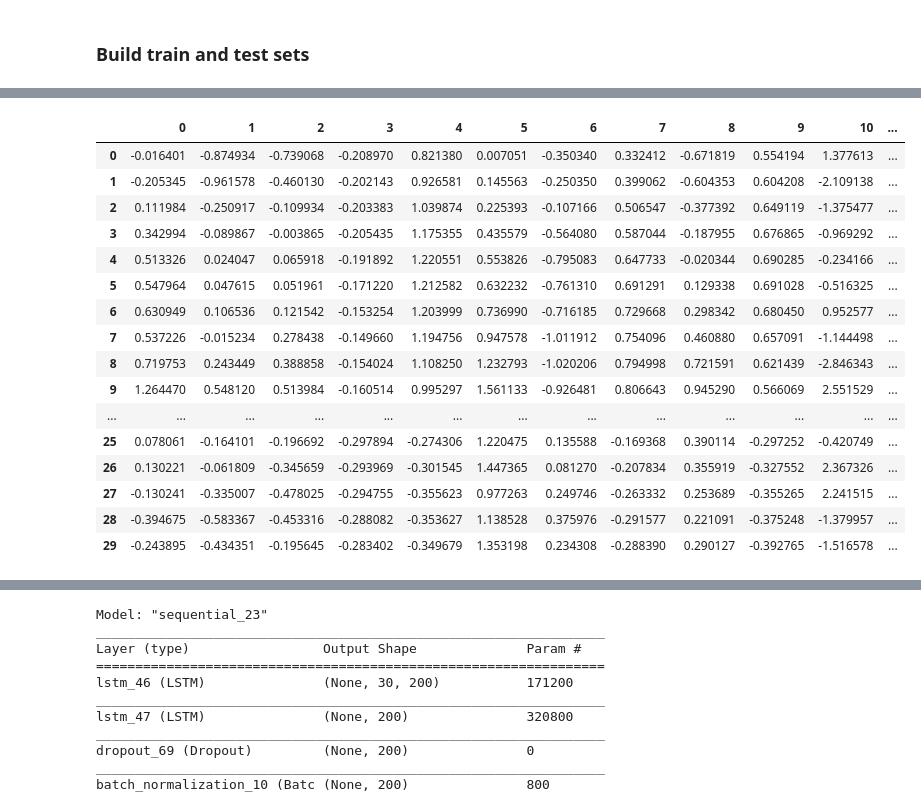
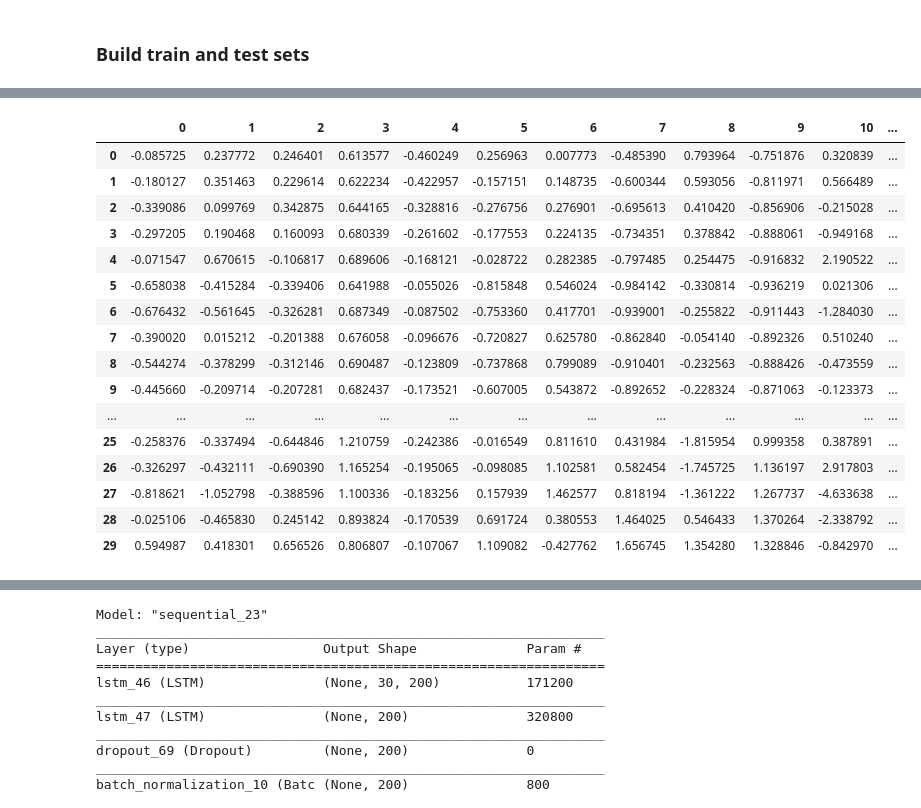
Before and after one commit to marcin-sobocinski/mlchartist, a Jupyter notebook: notebooks/Marcin/random_many_comp.ipynb, the cells around one changed output, grey strips where cells are left out. Cells and saved outputs as stored; diff of their text form; code cells hidden in the pictures.

```diff
--- a/notebooks/Marcin/random_many_comp.ipynb
+++ b/notebooks/Marcin/random_many_comp.ipynb
@@ -103,32 +137,29 @@ plt.show()
 # %%
+INPUT_COLS_ENC = ['RSI', 'Stochastic', 'Stochastic_signal', 'ATR', 'ADX', 'ADX_pos', 'ADX_neg', 'MACD', 'MACD_diff', 'MACD_signal', '1D_past_return', '5D_past_return', '10D_past_return',
+                  'name_code_0', 'name_code_1', 'name_code_2', 'name_code_3', 'name_code_4', 'name_code_5','name_code_6']
+TARGET_COLS=['10D_return_bin']
+OUTLIER_VALIDATION={'1D_past_return': [-0.2, 0.2]}
+STRIDE = 1
 
-TARGET_COLS=['10D_return_bin']
-outlier_validation={'1D_past_return': [-0.3, 0.3]}
+train_x, train_y, test_x, test_y, scaler = full_dataset_randomised_arrays(unsplit_df=joined_df,
+                                                                          train_df=None,
+                                                                          test_df=None,
+                                                                          split_dataframe=True,
+                                                                          test_set_size=500,
+                                                                          time_window=30,
+                                                                          stride=STRIDE,
+                                                                          verbose=True,
+                                                                          fitted_scaler=None,
+                                                                          check_train_outliers=True,
+                                                                          check_test_outliers=False,
+                                                                          outlier_threshold=1,
+                                                                          input_cols=INPUT_COLS,
+                                                                          target_col=TARGET_COLS,
+                                                                          outlier_validation=OUTLIER_VALIDATION)
 
-stride = 1
-
-
-train_x, train_y, test_x, test_y, scaler = full_dataset_randomised_arrays_(joined_df,
-                                                                                stride=stride,
-                                                                                input_cols=INPUT_COLS,
-                                                                                outlier_threshold=1,
-                                                                                outlier_validation=outlier_validation,
-                                                                                check_train_outliers=True,
-                                                                                check_test_outliers=False,
-                                                                                target_col=TARGET_COLS,
-                                                                                time_window=30,
-                                                                                test_set_size='2Y')
-
-print('')
-print('')
-print('### Stats ###')
 print('train_x', train_x.shape)
 print('train_y', train_y.shape)
 print('test_x', test_x.shape)
 print('test_y', test_y.shape)
 print('scaler', scaler)
-
-print('')
-print('')
-print('### Validation ###')
 # %% [output]
@@ -168,23 +193,23 @@ joblib.dump(train_x, '../../raw_data/train_dump/test_y')
 # %%
-pd.DataFrame(test_x[0])
+pd.DataFrame(test_x[10000])
 # %% [output]
 |  | 0 | 1 | 2 | 3 | 4 | 5 | 6 | 7 | 8 | 9 | 10 | ... |
-| 0 | -0.016401 | -0.874934 | -0.739068 | -0.208970 | 0.821380 | 0.007051 | -0.350340 | 0.332412 | -0.671819 | 0.554194 | 1.377613 | ... |
-| 1 | -0.205345 | -0.961578 | -0.460130 | -0.202143 | 0.926581 | 0.145563 | -0.250350 | 0.399062 | -0.604353 | 0.604208 | -2.109138 | ... |
-| 2 | 0.111984 | -0.250917 | -0.109934 | -0.203383 | 1.039874 | 0.225393 | -0.107166 | 0.506547 | -0.377392 | 0.649119 | -1.375477 | ... |
-| 3 | 0.342994 | -0.089867 | -0.003865 | -0.205435 | 1.175355 | 0.435579 | -0.564080 | 0.587044 | -0.187955 | 0.676865 | -0.969292 | ... |
-| 4 | 0.513326 | 0.024047 | 0.065918 | -0.191892 | 1.220551 | 0.553826 | -0.795083 | 0.647733 | -0.020344 | 0.690285 | -0.234166 | ... |
-| 5 | 0.547964 | 0.047615 | 0.051961 | -0.171220 | 1.212582 | 0.632232 | -0.761310 | 0.691291 | 0.129338 | 0.691028 | -0.516325 | ... |
-| 6 | 0.630949 | 0.106536 | 0.121542 | -0.153254 | 1.203999 | 0.736990 | -0.716185 | 0.729668 | 0.298342 | 0.680450 | 0.952577 | ... |
-| 7 | 0.537226 | -0.015234 | 0.278438 | -0.149660 | 1.194756 | 0.947578 | -1.011912 | 0.754096 | 0.460880 | 0.657091 | -1.144498 | ... |
-| 8 | 0.719753 | 0.243449 | 0.388858 | -0.154024 | 1.108250 | 1.232793 | -1.020206 | 0.794998 | 0.721591 | 0.621439 | -2.846343 | ... |
-| 9 | 1.264470 | 0.548120 | 0.513984 | -0.160514 | 0.995297 | 1.561133 | -0.926481 | 0.806643 | 0.945290 | 0.566069 | 2.551529 | ... |
+| 0 | -0.085725 | 0.237772 | 0.246401 | 0.613577 | -0.460249 | 0.256963 | 0.007773 | -0.485390 | 0.793964 | -0.751876 | 0.320839 | ... |
+| 1 | -0.180127 | 0.351463 | 0.229614 | 0.622234 | -0.422957 | -0.157151 | 0.148735 | -0.600344 | 0.593056 | -0.811971 | 0.566489 | ... |
+| 2 | -0.339086 | 0.099769 | 0.342875 | 0.644165 | -0.328816 | -0.276756 | 0.276901 | -0.695613 | 0.410420 | -0.856906 | -0.215028 | ... |
+| 3 | -0.297205 | 0.190468 | 0.160093 | 0.680339 | -0.261602 | -0.177553 | 0.224135 | -0.734351 | 0.378842 | -0.888061 | -0.949168 | ... |
+| 4 | -0.071547 | 0.670615 | -0.106817 | 0.689606 | -0.168121 | -0.028722 | 0.282385 | -0.797485 | 0.254475 | -0.916832 | 2.190522 | ... |
+| 5 | -0.658038 | -0.415284 | -0.339406 | 0.641988 | -0.055026 | -0.815848 | 0.546024 | -0.984142 | -0.330814 | -0.936219 | 0.021306 | ... |
+| 6 | -0.676432 | -0.561645 | -0.326281 | 0.687349 | -0.087502 | -0.753360 | 0.417701 | -0.939001 | -0.255822 | -0.911443 | -1.284030 | ... |
+| 7 | -0.390020 | 0.015212 | -0.201388 | 0.676058 | -0.096676 | -0.720827 | 0.625780 | -0.862840 | -0.054140 | -0.892326 | 0.510240 | ... |
+| 8 | -0.544274 | -0.378299 | -0.312146 | 0.690487 | -0.123809 | -0.737868 | 0.799089 | -0.910401 | -0.232563 | -0.888426 | -0.473559 | ... |
+| 9 | -0.445660 | -0.209714 | -0.207281 | 0.682437 | -0.173521 | -0.607005 | 0.543872 | -0.892652 | -0.228324 | -0.871063 | -0.123373 | ... |
 | ... | ... | ... | ... | ... | ... | ... | ... | ... | ... | ... | ... | ... |
-| 25 | 0.078061 | -0.164101 | -0.196692 | -0.297894 | -0.274306 | 1.220475 | 0.135588 | -0.169368 | 0.390114 | -0.297252 | -0.420749 | ... |
-| 26 | 0.130221 | -0.061809 | -0.345659 | -0.293969 | -0.301545 | 1.447365 | 0.081270 | -0.207834 | 0.355919 | -0.327552 | 2.367326 | ... |
-| 27 | -0.130241 | -0.335007 | -0.478025 | -0.294755 | -0.355623 | 0.977263 | 0.249746 | -0.263332 | 0.253689 | -0.355265 | 2.241515 | ... |
-| 28 | -0.394675 | -0.583367 | -0.453316 | -0.288082 | -0.353627 | 1.138528 | 0.375976 | -0.291577 | 0.221091 | -0.375248 | -1.379957 | ... |
-| 29 | -0.243895 | -0.434351 | -0.195645 | -0.283402 | -0.349679 | 1.353198 | 0.234308 | -0.288390 | 0.290127 | -0.392765 | -1.516578 | ... |
+| 25 | -0.258376 | -0.337494 | -0.644846 | 1.210759 | -0.242386 | -0.016549 | 0.811610 | 0.431984 | -1.815954 | 0.999358 | 0.387891 | ... |
+| 26 | -0.326297 | -0.432111 | -0.690390 | 1.165254 | -0.195065 | -0.098085 | 1.102581 | 0.582454 | -1.745725 | 1.136197 | 2.917803 | ... |
+| 27 | -0.818621 | -1.052798 | -0.388596 | 1.100336 | -0.183256 | 0.157939 | 1.462577 | 0.818194 | -1.361222 | 1.267737 | -4.633638 | ... |
+| 28 | -0.025106 | -0.465830 | 0.245142 | 0.893824 | -0.170539 | 0.691724 | 0.380553 | 1.464025 | 0.546433 | 1.370264 | -2.338792 | ... |
+| 29 | 0.594987 | 0.418301 | 0.656526 | 0.806807 | -0.107067 | 1.109082 | -0.427762 | 1.656745 | 1.354280 | 1.328846 | -0.842970 | ... |
 # %%
 train_x.shape
 # %% [output]
```
Also changed, not shown: parts of 23 cells of this notebook, 21 other files.
